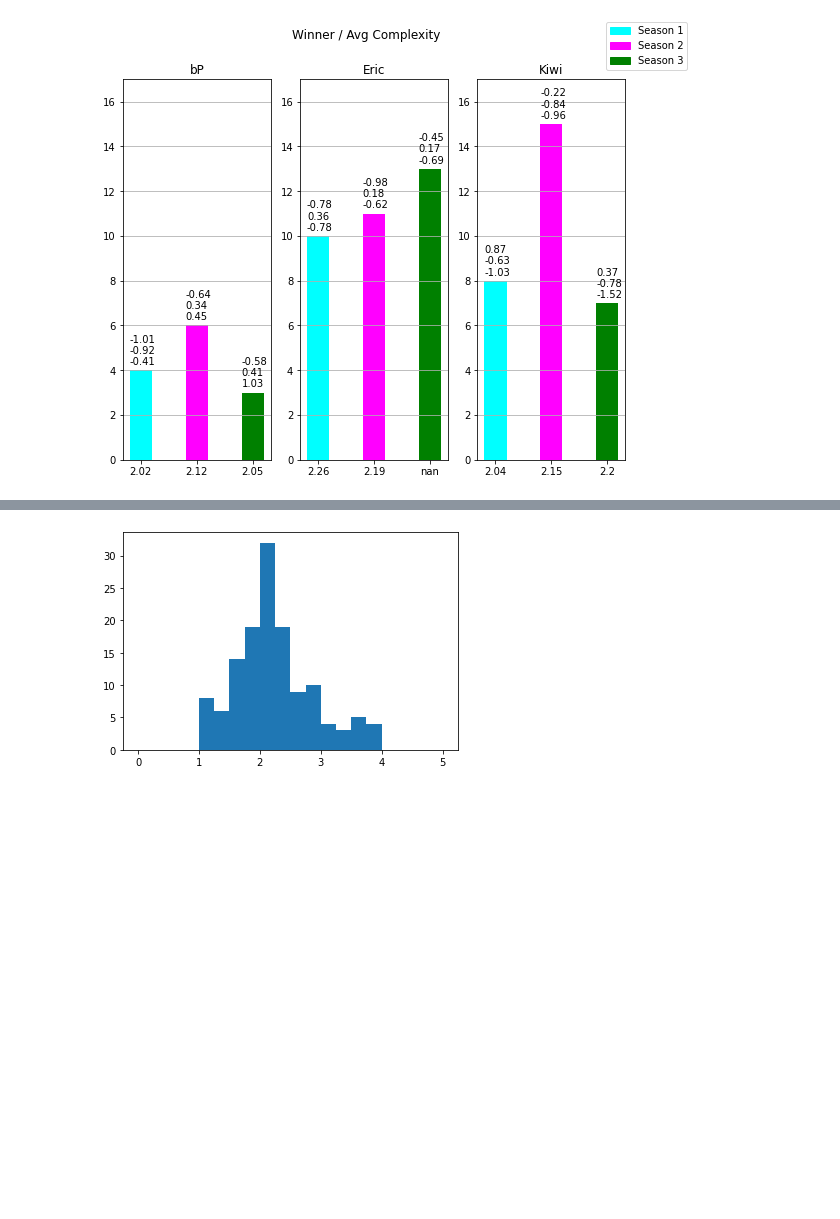
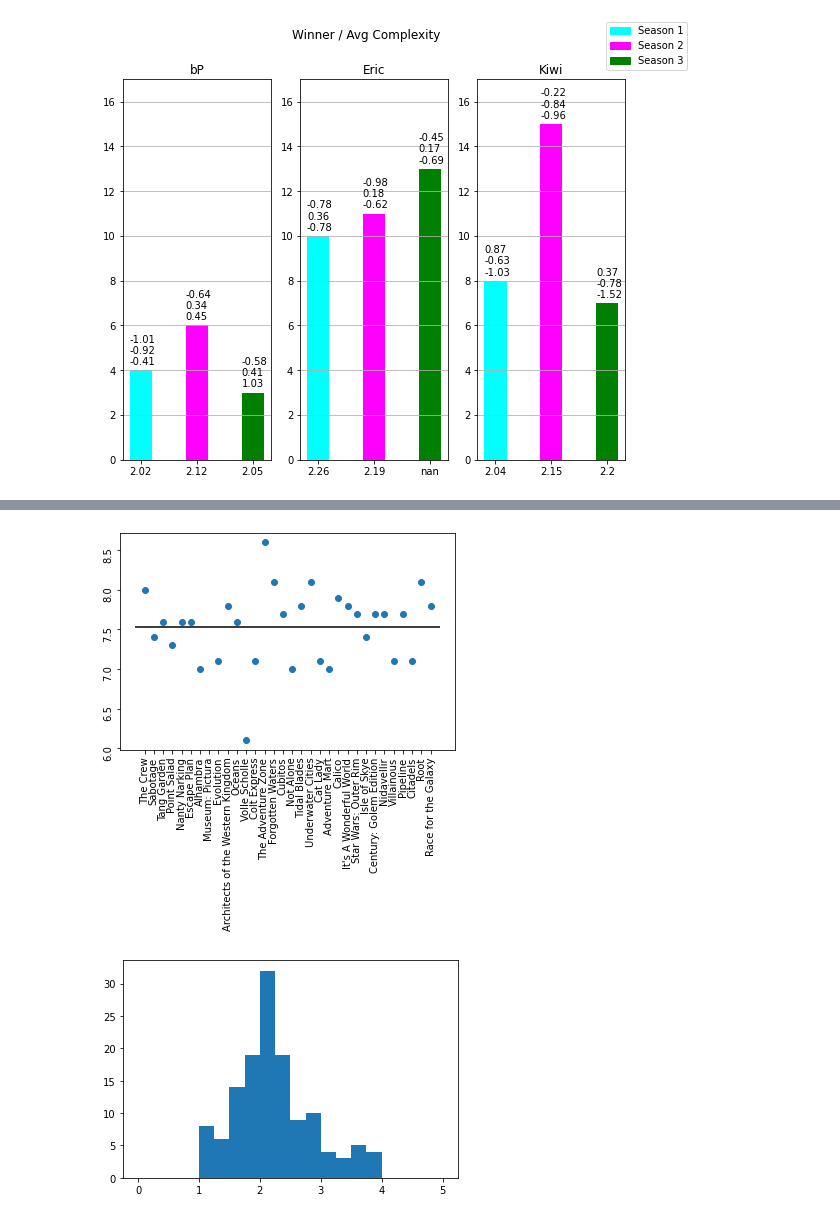
Before and after one commit to PNJaenichen/PNJaenichen.github.io, a Jupyter notebook: projects/firstTurnData/FTDataAnalysis.ipynb, the cells around one changed output, grey strips where cells are left out. Drawn from its saved outputs; the diff is of its cells as text; code cells hidden in the pictures; blank space fills up the shorter version.

```diff
--- a/projects/firstTurnData/FTDataAnalysis.ipynb
+++ b/projects/firstTurnData/FTDataAnalysis.ipynb
@@ -125,3 +149,10 @@ plt.show()
+# %%
+plt.plot(user_data[(user_data['season']==3) & (user_data['all_played'] == 'yes')]['game'], user_data[(user_data['season']==3) & (user_data['all_played'] == 'yes')]['rating'],'o')
+plt.hlines(user_data[(user_data['season']==3) & (user_data['all_played'] == 'yes')]['rating'].mean(), -1, len(user_data[(user_data['season']==3) & (user_data['all_played'] == 'yes')]['game']), color='black')
+plt.tick_params(rotation=90)
+plt.show()
+# %% [output]
+[figure, added]
 # %%
 plt.hist(user_data['complexity'],range=(0,5),bins=20 )
 plt.show()
```
Also changed, not shown: parts of 3 cells of this notebook.
